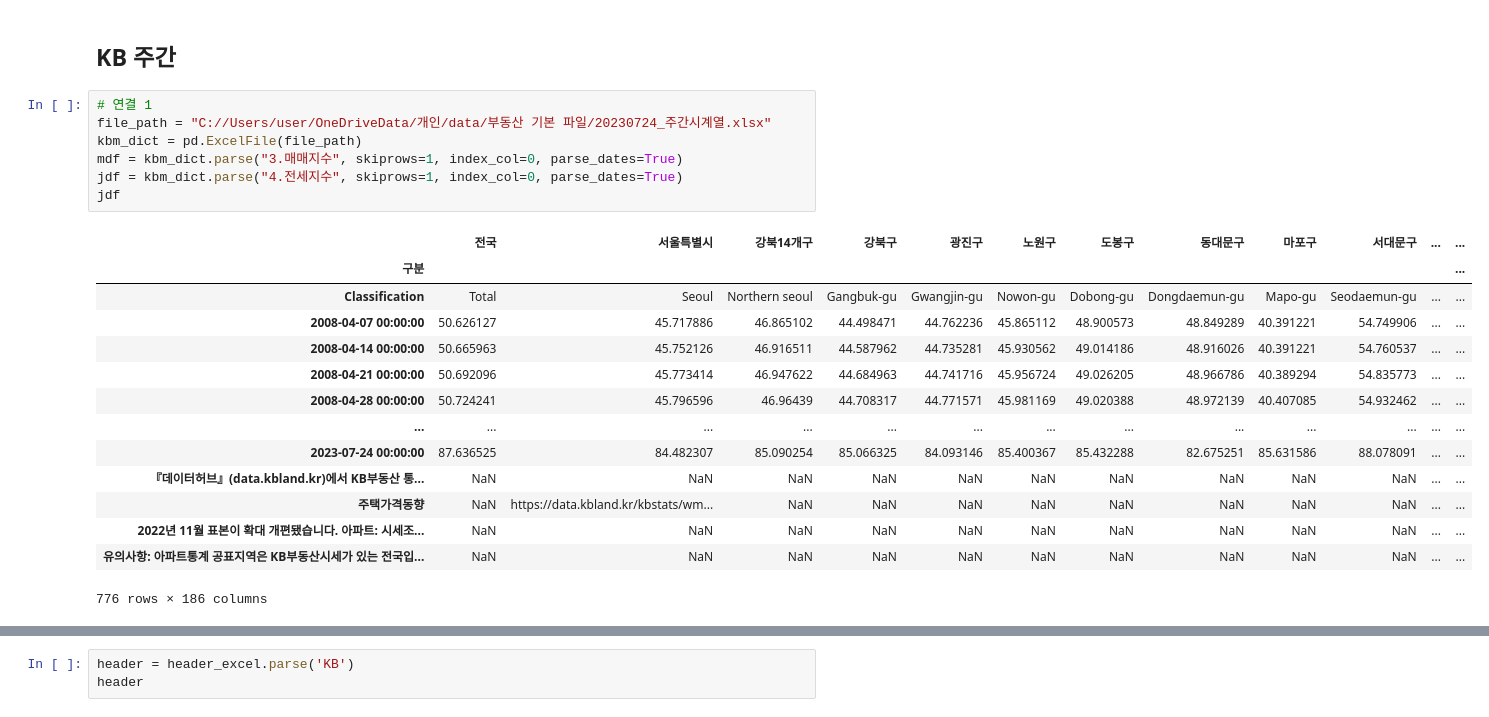
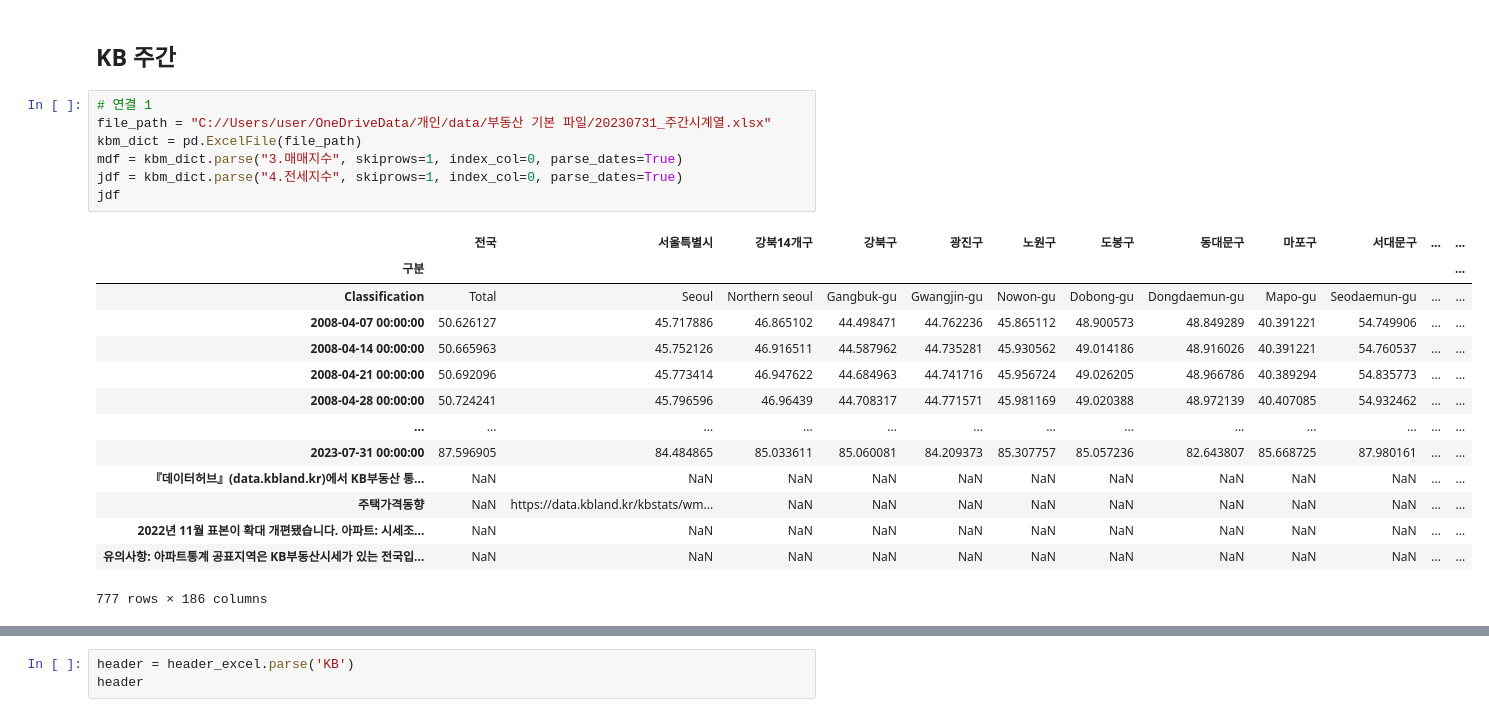
Before and after one commit to sizipusx/fundamental, a Jupyter notebook: jupyterlab/주간 부동산 업데이트.ipynb, the cells around one changed output, grey strips where cells are left out. Saved outputs shown, nothing was run; the diff lists cells and outputs as text.

```diff
--- a/jupyterlab/주간 부동산 업데이트.ipynb
+++ b/jupyterlab/주간 부동산 업데이트.ipynb
@@ -14,26 +14,26 @@ conn = sqlite3.connect('C://Users/user/fundamental/files/weekly_house.db')
 ## KB 주간
 # %%
 # 연결 1
-file_path = "C://Users/user/OneDriveData/개인/data/부동산 기본 파일/20230724_주간시계열.xlsx"
+file_path = "C://Users/user/OneDriveData/개인/data/부동산 기본 파일/20230731_주간시계열.xlsx"
 kbm_dict = pd.ExcelFile(file_path)
 mdf = kbm_dict.parse("3.매매지수", skiprows=1, index_col=0, parse_dates=True)
 jdf = kbm_dict.parse("4.전세지수", skiprows=1, index_col=0, parse_dates=True)
 jdf
 # %% [output]
 |  | 전국 | 서울특별시 | 강북14개구 | 강북구 | 광진구 | 노원구 | 도봉구 | 동대문구 | 마포구 | 서대문구 | ... | ... |
 | 구분 |  |  |  |  |  |  |  |  |  |  |  | ... |
 | Classification | Total | Seoul | Northern seoul | Gangbuk-gu | Gwangjin-gu | Nowon-gu | Dobong-gu | Dongdaemun-gu | Mapo-gu | Seodaemun-gu | ... | ... |
 | 2008-04-07 00:00:00 | 50.626127 | 45.717886 | 46.865102 | 44.498471 | 44.762236 | 45.865112 | 48.900573 | 48.849289 | 40.391221 | 54.749906 | ... | ... |
 | 2008-04-14 00:00:00 | 50.665963 | 45.752126 | 46.916511 | 44.587962 | 44.735281 | 45.930562 | 49.014186 | 48.916026 | 40.391221 | 54.760537 | ... | ... |
 | 2008-04-21 00:00:00 | 50.692096 | 45.773414 | 46.947622 | 44.684963 | 44.741716 | 45.956724 | 49.026205 | 48.966786 | 40.389294 | 54.835773 | ... | ... |
 | 2008-04-28 00:00:00 | 50.724241 | 45.796596 | 46.96439 | 44.708317 | 44.771571 | 45.981169 | 49.020388 | 48.972139 | 40.407085 | 54.932462 | ... | ... |
 | ... | ... | ... | ... | ... | ... | ... | ... | ... | ... | ... | ... | ... |
-| 2023-07-24 00:00:00 | 87.636525 | 84.482307 | 85.090254 | 85.066325 | 84.093146 | 85.400367 | 85.432288 | 82.675251 | 85.631586 | 88.078091 | ... | ... |
+| 2023-07-31 00:00:00 | 87.596905 | 84.484865 | 85.033611 | 85.060081 | 84.209373 | 85.307757 | 85.057236 | 82.643807 | 85.668725 | 87.980161 | ... | ... |
 | 『데이터허브』(data.kbland.kr)에서 KB부동산 통... | NaN | NaN | NaN | NaN | NaN | NaN | NaN | NaN | NaN | NaN | ... | ... |
 | 주택가격동향 | NaN | https://data.kbland.kr/kbstats/wm... | NaN | NaN | NaN | NaN | NaN | NaN | NaN | NaN | ... | ... |
 | 2022년 11월 표본이 확대 개편됐습니다. 아파트: 시세조... | NaN | NaN | NaN | NaN | NaN | NaN | NaN | NaN | NaN | NaN | ... | ... |
 | 유의사항: 아파트통계 공표지역은 KB부동산시세가 있는 전국입... | NaN | NaN | NaN | NaN | NaN | NaN | NaN | NaN | NaN | NaN | ... | ... |
-776 rows × 186 columns
+777 rows × 186 columns
 # %%
 mdf = mdf.iloc[2:mdf['전국'].count()]
 mdf.index.name="날짜"
```
Also changed, not shown: parts of 18 cells of this notebook.
